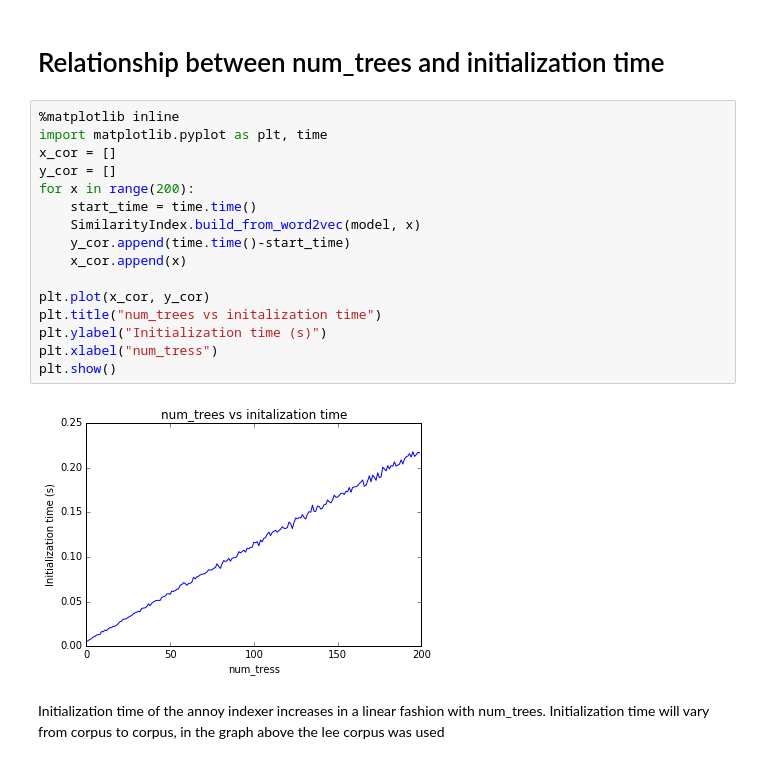
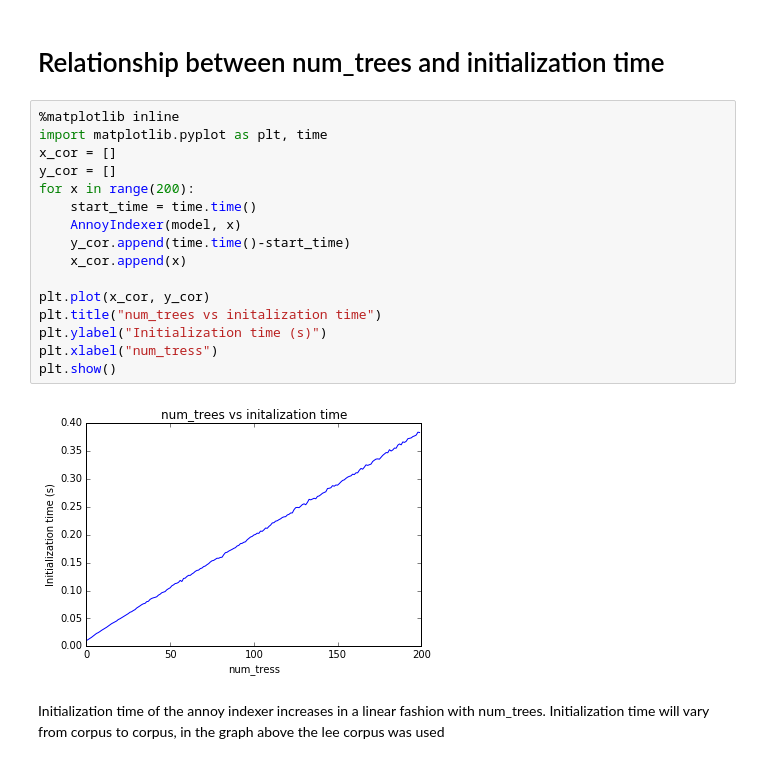
Before and after one commit to piskvorky/gensim, a Jupyter notebook: docs/notebooks/annoytutorial.ipynb, the cells around one changed output. Drawn from its saved outputs; the diff is of its cells as text.

Commit message:
update annoytutorial to use new API

```diff
--- a/docs/notebooks/annoytutorial.ipynb
+++ b/docs/notebooks/annoytutorial.ipynb
@@ -115,20 +111,20 @@ The closer the cosine similarity of a vector is to 1, the more similar that word
 # %%
 %matplotlib inline
 import matplotlib.pyplot as plt, time
 x_cor = []
 y_cor = []
 for x in range(200):
     start_time = time.time()
-    SimilarityIndex.build_from_word2vec(model, x)
+    AnnoyIndexer(model, x)
     y_cor.append(time.time()-start_time)
     x_cor.append(x)
 
 plt.plot(x_cor, y_cor)
 plt.title("num_trees vs initalization time")
 plt.ylabel("Initialization time (s)")
 plt.xlabel("num_tress")
 plt.show()
 # %% [output]
-[figure, old version]
+[figure, new version]
 # %% [markdown]
 Initialization time of the annoy indexer increases in a linear fashion with num_trees. Initialization time will vary from corpus to corpus, in the graph above the lee corpus was used
```
Also changed, not shown: parts of 11 cells of this notebook.
